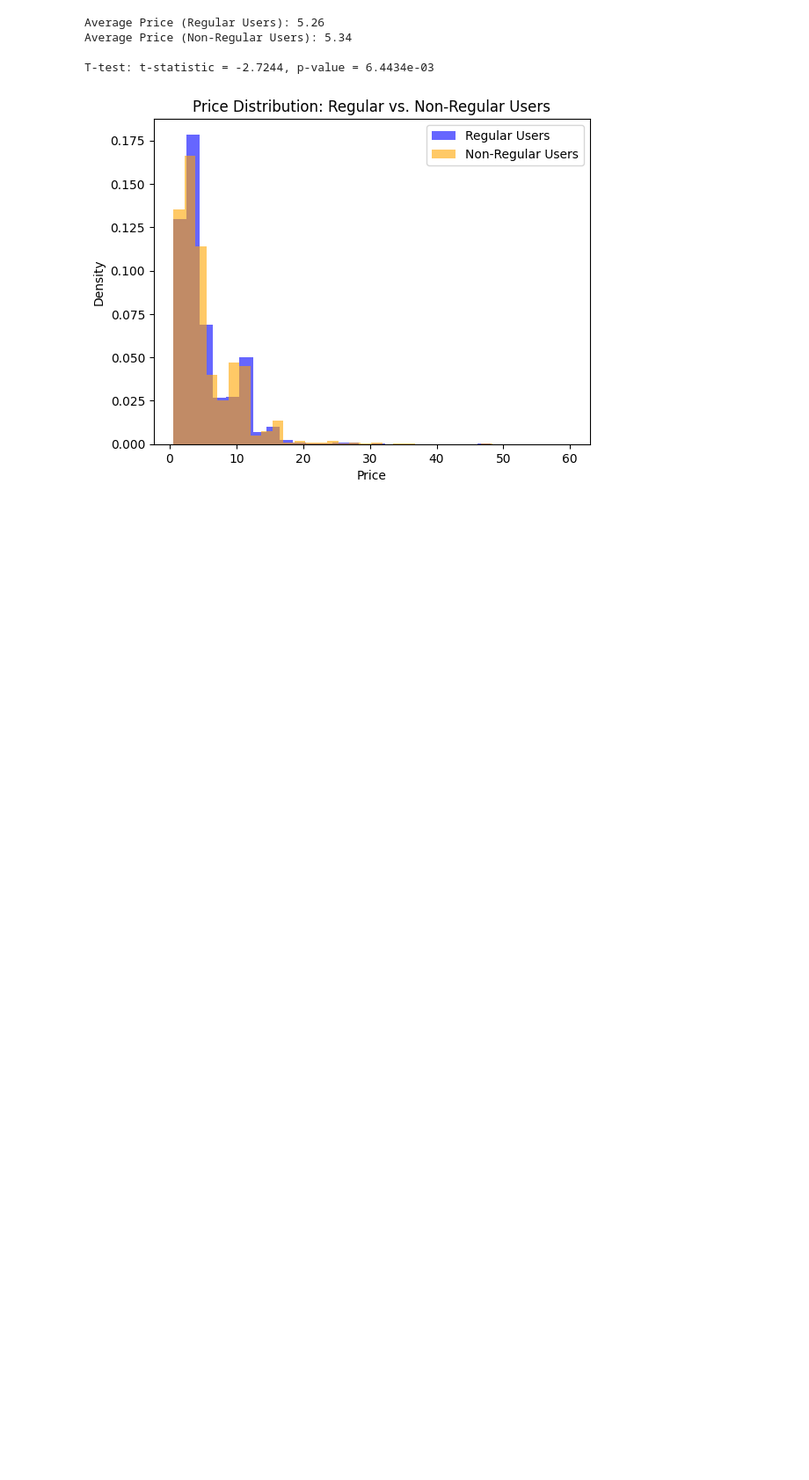
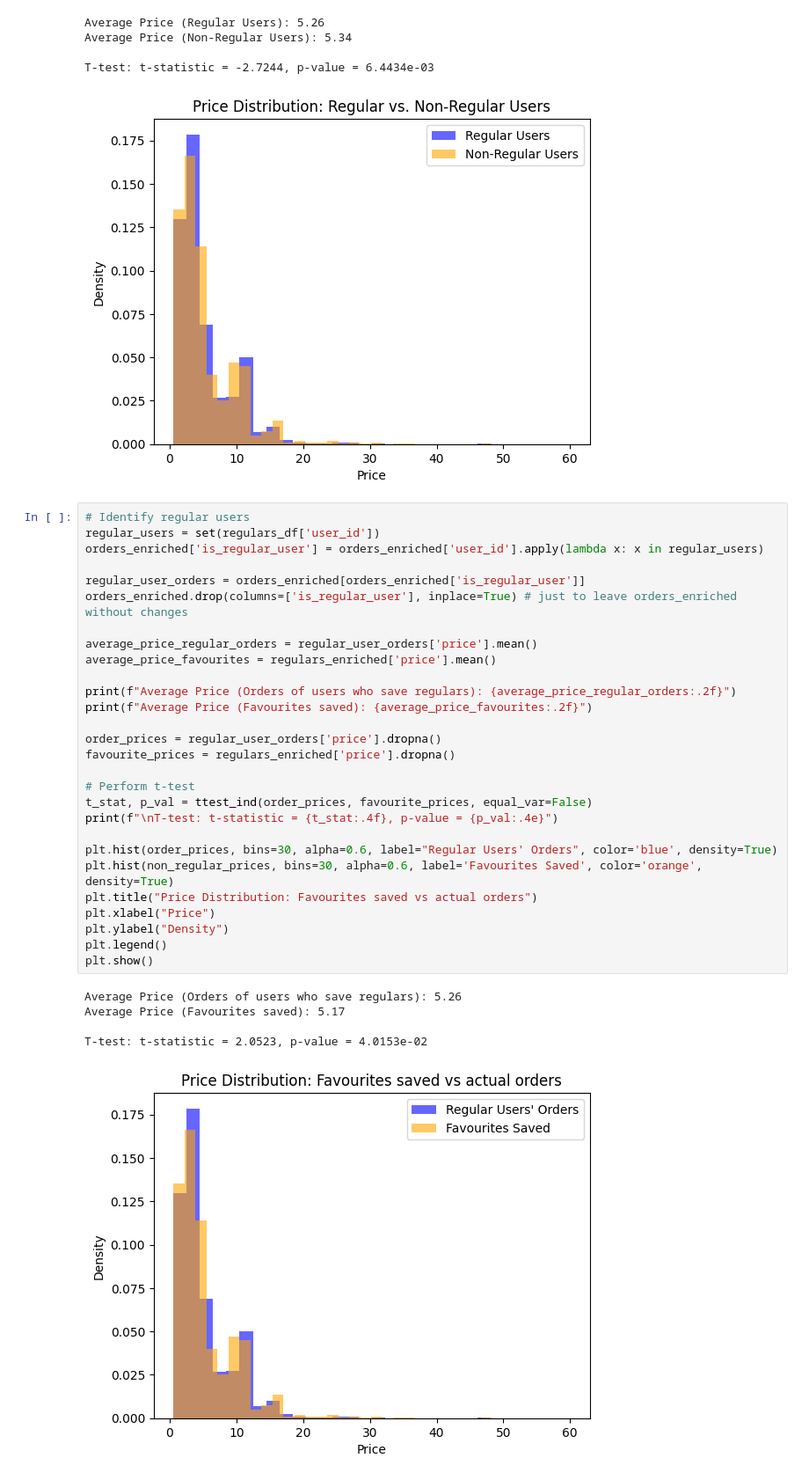
Before and after one commit to MiguelAlvarezHernanz/zrive-ds, a Jupyter notebook: src/module_2/EDA_1.ipynb, the cells around one changed output. Shown at 88% size. Drawn from its saved outputs; the diff is of its cells as text; blank space fills up the shorter version.

```diff
--- a/src/module_2/EDA_1.ipynb
+++ b/src/module_2/EDA_1.ipynb
@@ -597,4 +626,38 @@ Average Price (Non-Regular Users): 5.34
 
 T-test: t-statistic = -2.7244, p-value = 6.4434e-03
 [figure]
+# %%
+# Identify regular users
+regular_users = set(regulars_df['user_id'])
+orders_enriched['is_regular_user'] = orders_enriched['user_id'].apply(lambda x: x in regular_users)
+
+regular_user_orders = orders_enriched[orders_enriched['is_regular_user']]
+orders_enriched.drop(columns=['is_regular_user'], inplace=True) # just to leave orders_enriched without changes
+
+average_price_regular_orders = regular_user_orders['price'].mean()
+average_price_favourites = regulars_enriched['price'].mean()
+
+print(f"Average Price (Orders of users who save regulars): {average_price_regular_orders:.2f}")
+print(f"Average Price (Favourites saved): {average_price_favourites:.2f}")
+
+order_prices = regular_user_orders['price'].dropna()
+favourite_prices = regulars_enriched['price'].dropna()
+
+# Perform t-test
+t_stat, p_val = ttest_ind(order_prices, favourite_prices, equal_var=False)
+print(f"\nT-test: t-statistic = {t_stat:.4f}, p-value = {p_val:.4e}")
+
+plt.hist(order_prices, bins=30, alpha=0.6, label="Regular Users' Orders", color='blue', density=True)
+plt.hist(non_regular_prices, bins=30, alpha=0.6, label='Favourites Saved', color='orange', density=True)
+plt.title("Price Distribution: Favourites saved vs actual orders")
+plt.xlabel("Price")
+plt.ylabel("Density")
+plt.legend()
+plt.show()
+# %% [output]
+Average Price (Orders of users who save regulars): 5.26
+Average Price (Favourites saved): 5.17
+
+T-test: t-statistic = 2.0523, p-value = 4.0153e-02
+[figure, added]
 # %% [markdown]
```
Also changed, not shown: parts of 10 cells of this notebook.
